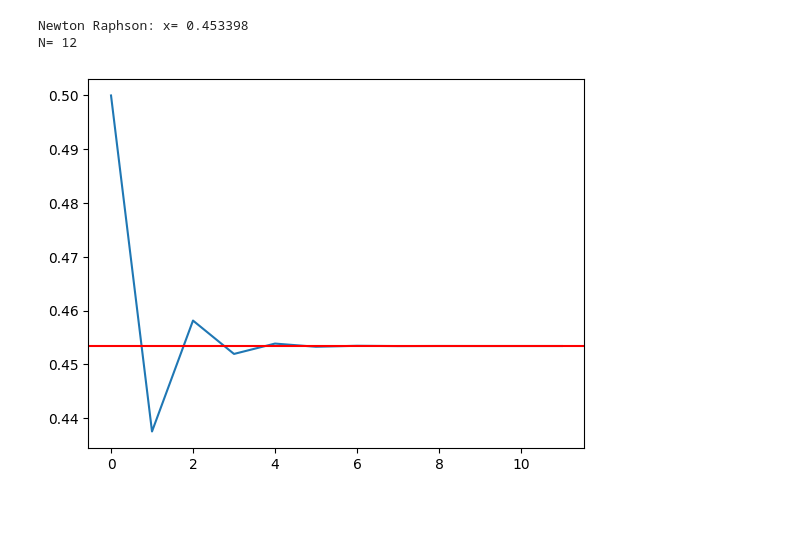
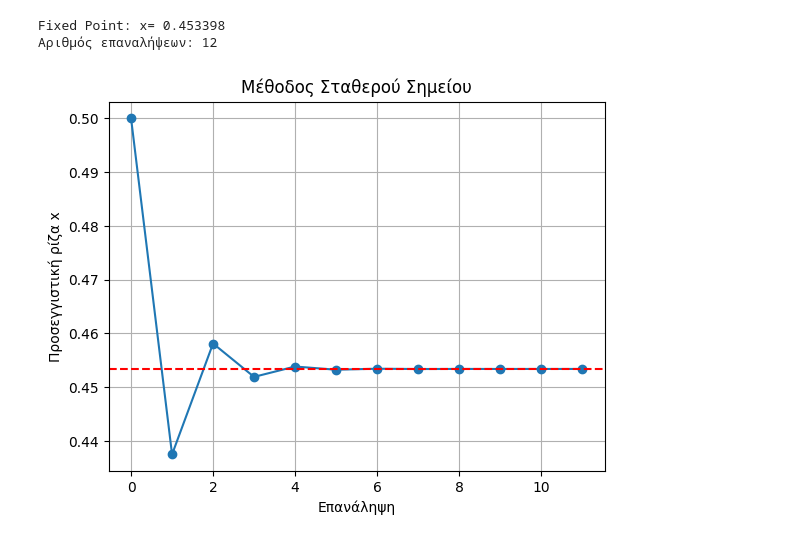
Before and after one commit to costpetrides/Computational-Physics, a Jupyter notebook: Roots Finding/10.ipynb, the cells around one changed output. Cells and saved outputs as stored; diff of their text form; code cells hidden in the pictures; blank space fills up the shorter version.

```diff
--- a/Roots Finding/10.ipynb
+++ b/Roots Finding/10.ipynb
@@ -3,30 +3,35 @@
 # %%
 import numpy as np
 import matplotlib.pyplot as plt
 
 def f(x):
-  return  x**3 +2*x-1
-
-x=0
-fix=[]
+  return  x**3 + 2*x - 1
 
 def g(x):
-  return (1-x**3)*(1/2)
+  return (1 - x**3) * 0.5
+
+x = 0  # αρχική τιμή
+fix = []
 
 for i in range(100):
-  x=g(x)
-  fix+=[x]
-  if abs(f(x))<1.e-6:
+  x = g(x)
+  fix.append(x)
+  if abs(f(x)) < 1.e-6:
     break
 
-N=len(fix)
+N = len(fix)
 
-print('Newton Raphson: x= %.6f'  %(fix[-1]))
-print('N= %.f' %(N))
-plt.plot(fix)
-plt.axhline(y = 0.453398, c='red')
+print('Fixed Point: x= %.6f' % fix[-1])
+print('Αριθμός επαναλήψεων: %d' % N)
+
+plt.plot(fix, marker='o')
+plt.axhline(y=fix[-1], color='red', linestyle='--')
+plt.xlabel('Επανάληψη')
+plt.ylabel('Προσεγγιστική ρίζα x')
+plt.title('Μέθοδος Σταθερού Σημείου')
+plt.grid(True)
 plt.show()
 # %% [output]
-Newton Raphson: x= 0.453398
-N= 12
+Fixed Point: x= 0.453398
+Αριθμός επαναλήψεων: 12
-[figure, old version]
+[figure, new version]
```
